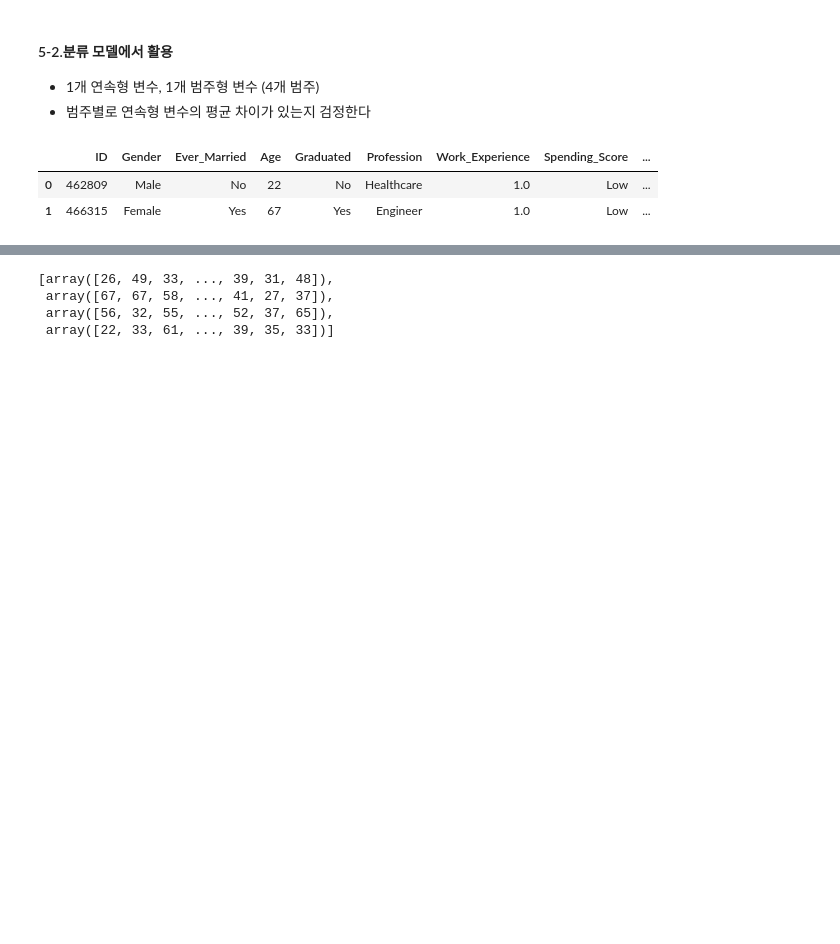
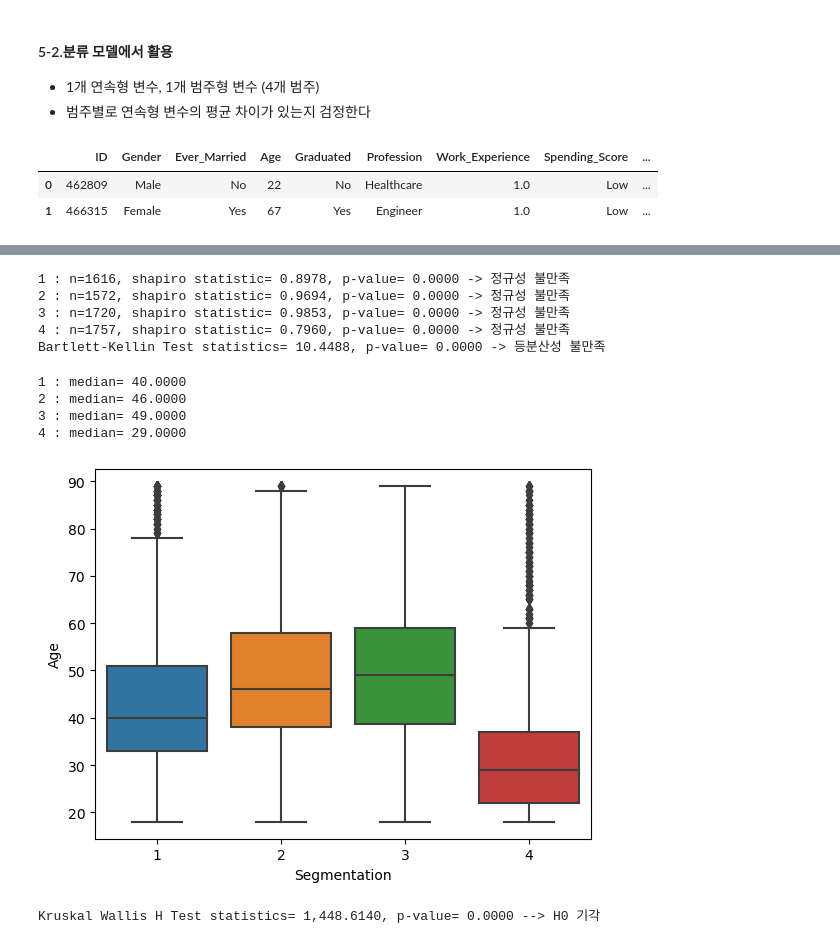
Before and after one commit to steve-park/data-engineering, a Jupyter notebook: 빅분기 실기학습/통계검정/Bigdata_S5_04_비모수검정_LAB.ipynb, the cells around one changed output, grey strips where cells are left out. Cells and saved outputs as stored; diff of their text form; code cells hidden in the pictures; blank space fills up the shorter version.

Commit message:
06/14 통계적 유의성 - 비모수적 검정: Wilcoxon Rank Sum Test, Mann Whitney U Test, Kruskal Wallis H Test

```diff
--- a/빅분기 실기학습/통계검정/Bigdata_S5_04_비모수검정_LAB.ipynb
+++ b/빅분기 실기학습/통계검정/Bigdata_S5_04_비모수검정_LAB.ipynb
@@ -666,9 +801,6 @@ data.head(2)
 # %%
 # [2] 그룹 나누기 - 종속변수 Age, 독립변수 Segmentation
-groups = [x.values for _, x in data.groupby('Segmentation')['Age']]
-groups
+y_feature = 'Age'
+x_feature = 'Segmentation'
+
+groups = [x for x in data.groupby(x_feature)[y_feature]]
-# %% [output]
-[array([26, 49, 33, ..., 39, 31, 48]),
- array([67, 67, 58, ..., 41, 27, 37]),
- array([56, 32, 55, ..., 52, 37, 65]),
- array([22, 33, 61, ..., 39, 35, 33])]
@@ -678,7 +807,48 @@ from scipy.stats import shapiro
+# %%
+# [3] 정규성 검정
+from scipy.stats import shapiro, kstest, normaltest, anderson
+from scipy.stats import bartlett, levene, fligner
+
+for name, x in groups:
+    s, pvalue = shapiro(x)
+    print(f'{name} : n={len(x)}, shapiro statistic= {s:,.4f}, p-value= {pvalue:,.4f} -> {"정규성 불만족" if pvalue < 0.05 else "정규성 만족"}')
+
+datas = [x for _, x in groups]
+s, pvalue = levene(*datas, center='median')
+print(f'Bartlett-Kellin Test statistics= {s:,.4f}, p-value= {pvalue:,.4f} -> {"등분산성 불만족" if pvalue < 0.05 else "등분산성 만족"}')
+# %% [output]
+1 : n=1616, shapiro statistic= 0.8978, p-value= 0.0000 -> 정규성 불만족
+2 : n=1572, shapiro statistic= 0.9694, p-value= 0.0000 -> 정규성 불만족
+3 : n=1720, shapiro statistic= 0.9853, p-value= 0.0000 -> 정규성 불만족
+4 : n=1757, shapiro statistic= 0.7960, p-value= 0.0000 -> 정규성 불만족
+Bartlett-Kellin Test statistics= 10.4488, p-value= 0.0000 -> 등분산성 불만족
 # %%
 # [4] 'Segmentation' 그룹별 'Age'의 중앙값 구하기
+for name, x in groups:
+    print(f'{name} : median= {x.median():,.4f}')
+# %% [output]
+1 : median= 40.0000
+2 : median= 46.0000
+3 : median= 49.0000
+4 : median= 29.0000
+# %%
+import matplotlib.pyplot as plt
+import seaborn as sns
+
+sns.boxplot(data=data, x='Segmentation', y='Age')
+plt.show()
+# %% [output]
+[figure, added]
 # %%
 # [5] 크루스칼-왈리스 검정 수행
 # 귀무가설 : Segmentation별 Age의 차이가 없다
 # 대립가설 : Segmentation별 Age의 차이가 있다
+
 from scipy.stats import kruskal
+
+datas = [x for _, x in groups]
+
+s, pvalue = kruskal(*datas)
+print(f'Kruskal Wallis H Test statistics= {s:,.4f}, p-value= {pvalue:,.4f} --> {"H0 기각" if pvalue < 0.05 else "H0 채택"}')
+# %% [output]
+Kruskal Wallis H Test statistics= 1,448.6140, p-value= 0.0000 --> H0 기각
```
Also changed, not shown: parts of 67 cells of this notebook.
